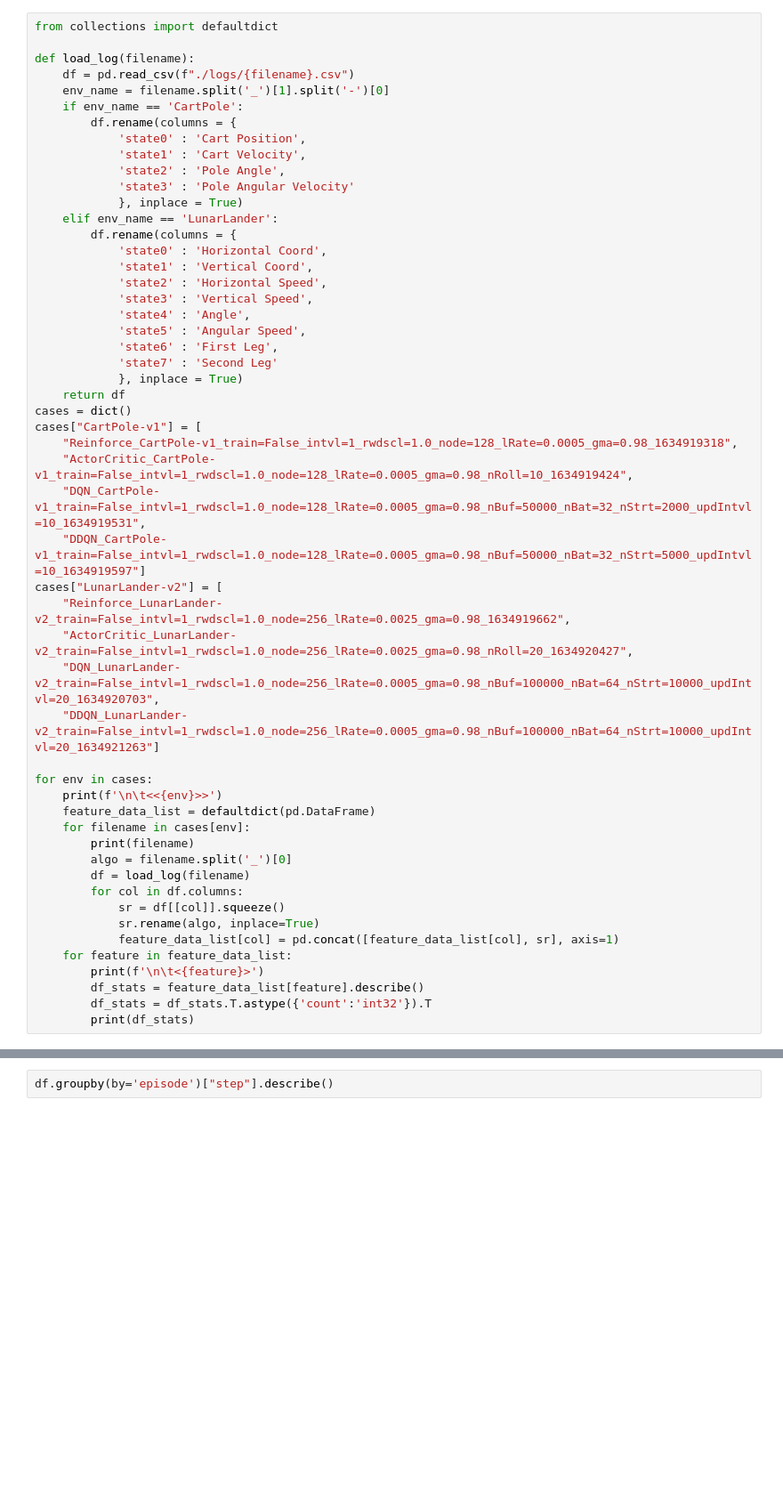
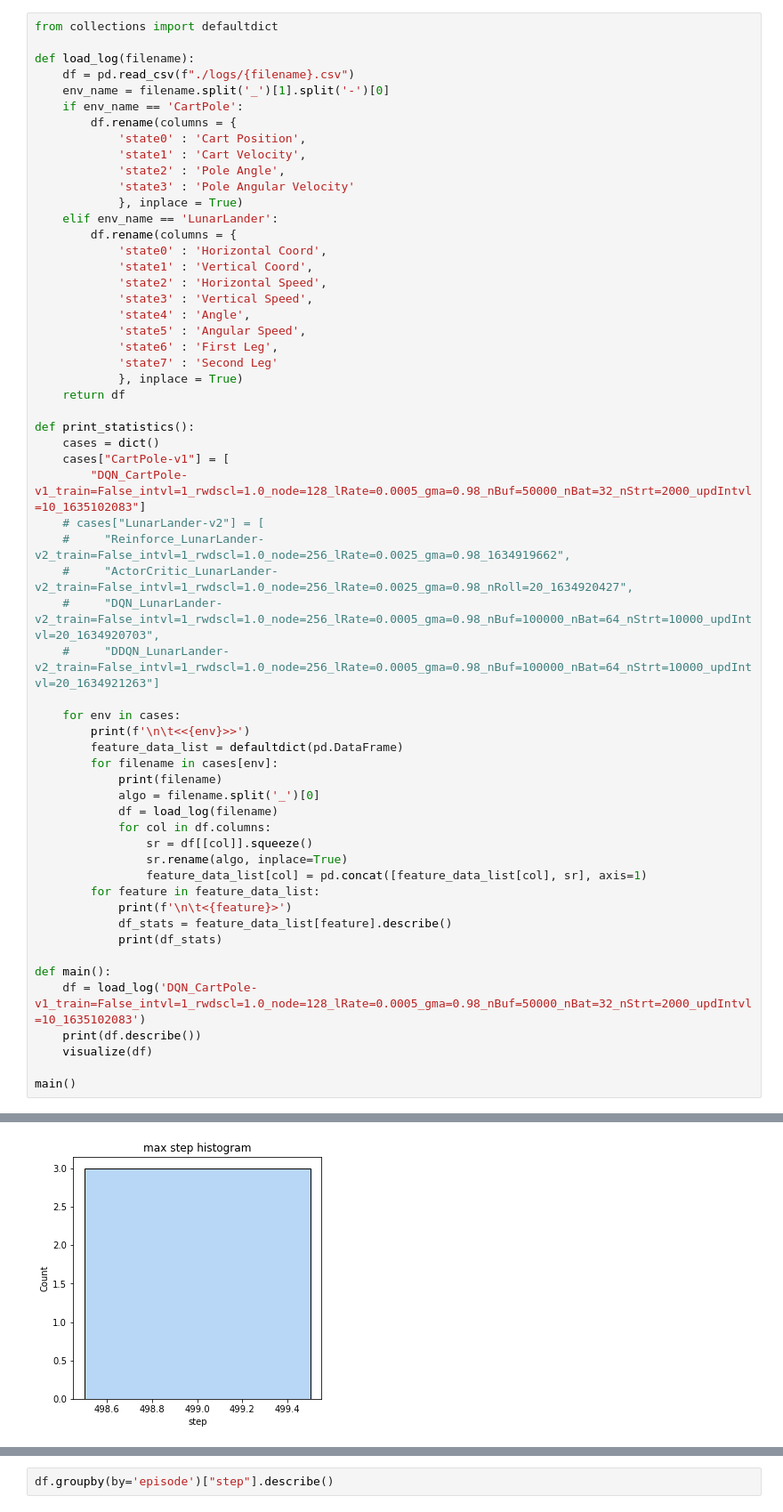
Before and after one commit to kuro11pow2/graduation-project, a Jupyter notebook: src/demo_data.ipynb, the cells around one changed output, grey strips where cells are left out. Shown at 89% size. Drawn from its saved outputs; the diff is of its cells as text; blank space fills up the shorter version.

```diff
--- a/src/demo_data.ipynb
+++ b/src/demo_data.ipynb
@@ -117,32 +114,37 @@ def load_log(filename):
             'state7' : 'Second Leg'
             }, inplace = True)
     return df
-cases = dict()
-cases["CartPole-v1"] = [
-    "Reinforce_CartPole-v1_train=False_intvl=1_rwdscl=1.0_node=128_lRate=0.0005_gma=0.98_1634919318",
-    "ActorCritic_CartPole-v1_train=False_intvl=1_rwdscl=1.0_node=128_lRate=0.0005_gma=0.98_nRoll=10_1634919424",
-    "DQN_CartPole-v1_train=False_intvl=1_rwdscl=1.0_node=128_lRate=0.0005_gma=0.98_nBuf=50000_nBat=32_nStrt=2000_updIntvl=10_1634919531",
-    "DDQN_CartPole-v1_train=False_intvl=1_rwdscl=1.0_node=128_lRate=0.0005_gma=0.98_nBuf=50000_nBat=32_nStrt=5000_updIntvl=10_1634919597"]
-cases["LunarLander-v2"] = [
-    "Reinforce_LunarLander-v2_train=False_intvl=1_rwdscl=1.0_node=256_lRate=0.0025_gma=0.98_1634919662",
-    "ActorCritic_LunarLander-v2_train=False_intvl=1_rwdscl=1.0_node=256_lRate=0.0025_gma=0.98_nRoll=20_1634920427",
-    "DQN_LunarLander-v2_train=False_intvl=1_rwdscl=1.0_node=256_lRate=0.0005_gma=0.98_nBuf=100000_nBat=64_nStrt=10000_updIntvl=20_1634920703",
-    "DDQN_LunarLander-v2_train=False_intvl=1_rwdscl=1.0_node=256_lRate=0.0005_gma=0.98_nBuf=100000_nBat=64_nStrt=10000_updIntvl=20_1634921263"]
 
-for env in cases:
-    print(f'\n\t<<{env}>>')
-    feature_data_list = defaultdict(pd.DataFrame)
-    for filename in cases[env]:
-        print(filename)
-        algo = filename.split('_')[0]
-        df = load_log(filename)
-        for col in df.columns:
-            sr = df[[col]].squeeze()
-            sr.rename(algo, inplace=True)
-            feature_data_list[col] = pd.concat([feature_data_list[col], sr], axis=1)
-    for feature in feature_data_list:
-        print(f'\n\t<{feature}>')
-        df_stats = feature_data_list[feature].describe()
-        df_stats = df_stats.T.astype({'count':'int32'}).T
-        print(df_stats)
+def print_statistics():
+    cases = dict()
+    cases["CartPole-v1"] = [
+        "DQN_CartPole-v1_train=False_intvl=1_rwdscl=1.0_node=128_lRate=0.0005_gma=0.98_nBuf=50000_nBat=32_nStrt=2000_updIntvl=10_1635102083"]
+    # cases["LunarLander-v2"] = [
+    #     "Reinforce_LunarLander-v2_train=False_intvl=1_rwdscl=1.0_node=256_lRate=0.0025_gma=0.98_1634919662",
+    #     "ActorCritic_LunarLander-v2_train=False_intvl=1_rwdscl=1.0_node=256_lRate=0.0025_gma=0.98_nRoll=20_1634920427",
+    #     "DQN_LunarLander-v2_train=False_intvl=1_rwdscl=1.0_node=256_lRate=0.0005_gma=0.98_nBuf=100000_nBat=64_nStrt=10000_updIntvl=20_1634920703",
+    #     "DDQN_LunarLander-v2_train=False_intvl=1_rwdscl=1.0_node=256_lRate=0.0005_gma=0.98_nBuf=100000_nBat=64_nStrt=10000_updIntvl=20_1634921263"]
+
+    for env in cases:
+        print(f'\n\t<<{env}>>')
+        feature_data_list = defaultdict(pd.DataFrame)
+        for filename in cases[env]:
+            print(filename)
+            algo = filename.split('_')[0]
+            df = load_log(filename)
+            for col in df.columns:
+                sr = df[[col]].squeeze()
+                sr.rename(algo, inplace=True)
+                feature_data_list[col] = pd.concat([feature_data_list[col], sr], axis=1)
+        for feature in feature_data_list:
+            print(f'\n\t<{feature}>')
+            df_stats = feature_data_list[feature].describe()
+            print(df_stats)
+
+def main():
+    df = load_log('DQN_CartPole-v1_train=False_intvl=1_rwdscl=1.0_node=128_lRate=0.0005_gma=0.98_nBuf=50000_nBat=32_nStrt=2000_updIntvl=10_1635102083')
+    print(df.describe())
+    visualize(df)
+
+main()
 # %% [output]
@@ -165,0 +170 @@ max         1.000000       1.000000       1.000000       1.000000
+[figure, added]
```
Also changed, not shown: parts of 2 cells of this notebook.
